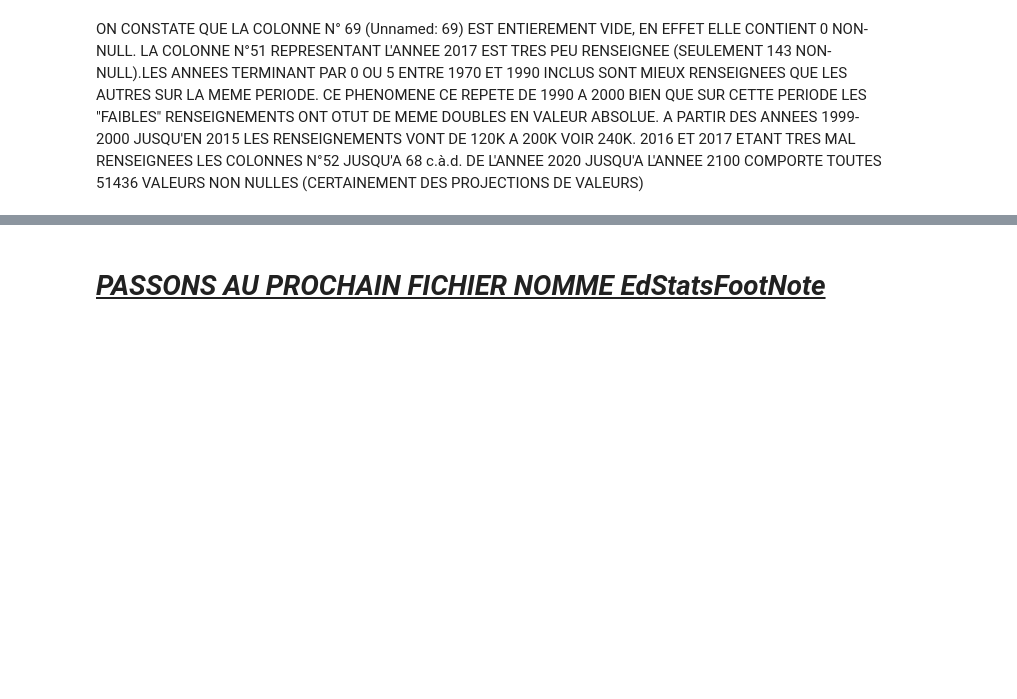
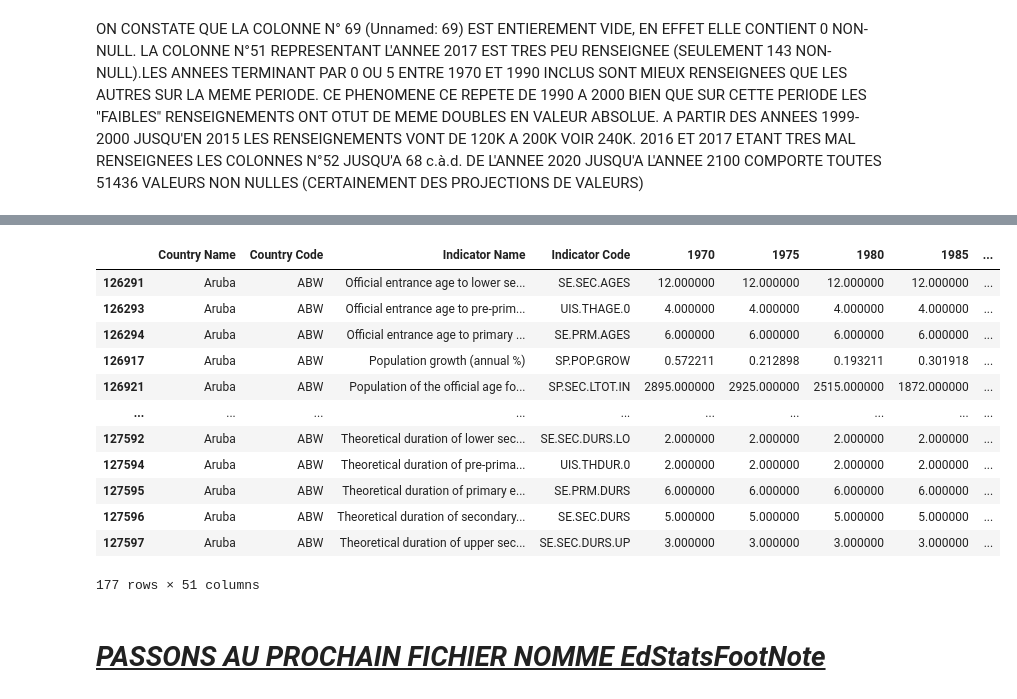
Before and after one commit to EP-portfolio/PROJET_2, a Jupyter notebook: JUPYTER.ipynb, the cells around one changed output, grey strips where cells are left out. Saved outputs shown, nothing was run; the diff lists cells and outputs as text; code cells hidden in the pictures; blank space fills up the shorter version.

Commit message:
Reprise analyse et drop des colonnes/lignes pas assez remplies dans les 2 DF sélectionnés

```diff
--- a/JUPYTER.ipynb
+++ b/JUPYTER.ipynb
@@ -65,3 +135,13 @@ Fichier_Country_Series.info()
 CE FICHIER CONTIENT  ***613 LIGNES*** NUMEROTEES DE 0 A 612 ET ***4 COLONNES*** NUMEROTEES DE 0 A 3. IL COMPORTE *****1 COLONNE DE TYPES FLOAT***** (NOMBRES DECIMAUX) ET ***3 DE TYPE OBJECT*** (CHAINE DE CARACTERES).
 # %% [markdown]
 ON CONSTATE QUE LA COLONNE N° 3 (Unnamed: 3) EST ENTIEREMENT VIDE, EN EFFET ELLE CONTIENT 0 NON-NULL. QUANT AU RESTE DES COLONNES ELLES SONT COMPLETES.
+# %%
+# ON VA DROP TOUTES LES COLONNES QUI N'ONT PAS AU MOINS 70% DE NON NULL
+
+Liste_à_drop = []
+for features in Fichier_Country_Series.columns:
+    if Fichier_Country_Series[features].isnull().sum()>0.3*Fichier_Country_Series.shape[0]:
+        Liste_à_drop.append(features)
+print(Liste_à_drop)
+Fichier_Country_Series=Fichier_Country_Series.drop(Liste_à_drop,axis=1)
+Fichier_Country_Series.info()
@@ -99,0 +253,10 @@ ON CONSTATE QUE LA COLONNE N° 69 (Unnamed: 69) EST ENTIEREMENT VIDE, EN EFFET E
+# %%
+# ON VA DROP TOUTES LES COLONNES QUI N'ONT PAS AU MOINS 70% DE NON NULL
+
+Liste_à_drop = []
+for features in Fichier_Data.columns:
+    if Fichier_Data[features].isnull().sum()>0.95*Fichier_Data.shape[0]:
+        Liste_à_drop.append(features)
+print(Liste_à_drop)
+Fichier_Data=Fichier_Data.drop(Liste_à_drop,axis=1)
+Fichier_Data.info()
@@ -99,0 +281,7 @@ ON CONSTATE QUE LA COLONNE N° 69 (Unnamed: 69) EST ENTIEREMENT VIDE, EN EFFET E
+# %%
+# ON VA MAINTENANT DROP LES LIGNES TROP PEU RENSEIGNEES (C.A.D. QUI ONT SEULEMENT LES QUATRES PREMIERES COLONNES COMPLETEES)
+
+Fichier_Data=Fichier_Data.dropna(thresh=22)
+# J'AI CHOISI UNE LIMITE A AU MOINS 22 NON NULL DANS LA LIGNE AFIN D'INCLURE LES LIGNES QUI ONT AU MOINS UNE DONNEE SUPPLEMENTAIRE
+# QUE LES 4 PREMIERES(QUI NE MANQUENT NULLE PART) ET LES 17 DERNIERES QUI SONT DES PROJECTIONS
+Fichier_Data.info()
@@ -100,3 +316,19 @@ ON CONSTATE QUE LA COLONNE N° 69 (Unnamed: 69) EST ENTIEREMENT VIDE, EN EFFET E
+# %%
+Fichier_Data.loc[Fichier_Data['Country Code']=='ABW']
+# %% [output]
+|  | Country Name | Country Code | Indicator Name | Indicator Code | 1970 | 1975 | 1980 | 1985 | ... |
+| 126291 | Aruba | ABW | Official entrance age to lower se... | SE.SEC.AGES | 12.000000 | 12.000000 | 12.000000 | 12.000000 | ... |
+| 126293 | Aruba | ABW | Official entrance age to pre-prim... | UIS.THAGE.0 | 4.000000 | 4.000000 | 4.000000 | 4.000000 | ... |
+| 126294 | Aruba | ABW | Official entrance age to primary ... | SE.PRM.AGES | 6.000000 | 6.000000 | 6.000000 | 6.000000 | ... |
+| 126917 | Aruba | ABW | Population growth (annual %) | SP.POP.GROW | 0.572211 | 0.212898 | 0.193211 | 0.301918 | ... |
+| 126921 | Aruba | ABW | Population of the official age fo... | SP.SEC.LTOT.IN | 2895.000000 | 2925.000000 | 2515.000000 | 1872.000000 | ... |
+| ... | ... | ... | ... | ... | ... | ... | ... | ... | ... |
+| 127592 | Aruba | ABW | Theoretical duration of lower sec... | SE.SEC.DURS.LO | 2.000000 | 2.000000 | 2.000000 | 2.000000 | ... |
+| 127594 | Aruba | ABW | Theoretical duration of pre-prima... | UIS.THDUR.0 | 2.000000 | 2.000000 | 2.000000 | 2.000000 | ... |
+| 127595 | Aruba | ABW | Theoretical duration of primary e... | SE.PRM.DURS | 6.000000 | 6.000000 | 6.000000 | 6.000000 | ... |
+| 127596 | Aruba | ABW | Theoretical duration of secondary... | SE.SEC.DURS | 5.000000 | 5.000000 | 5.000000 | 5.000000 | ... |
+| 127597 | Aruba | ABW | Theoretical duration of upper sec... | SE.SEC.DURS.UP | 3.000000 | 3.000000 | 3.000000 | 3.000000 | ... |
+177 rows × 51 columns
 # %% [markdown]
 # ***<u>PASSONS AU PROCHAIN FICHIER NOMME EdStatsFootNote</u>***
 # %%
```
Also changed, not shown: parts of 26 cells of this notebook.
